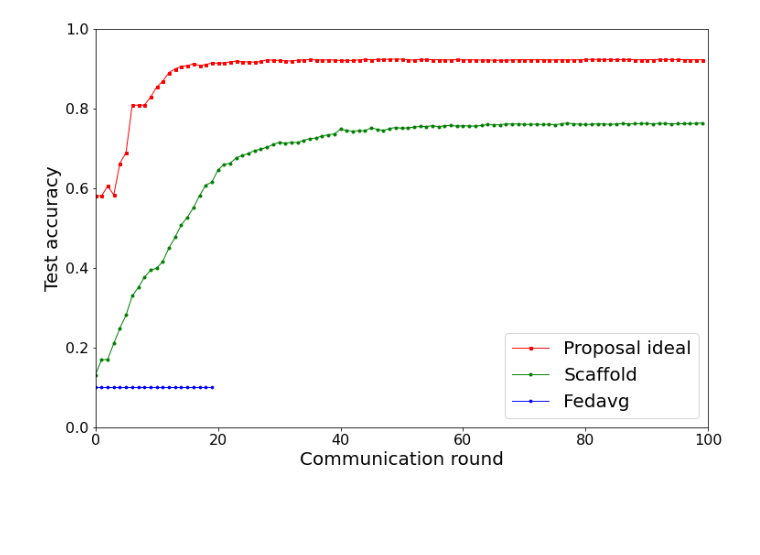
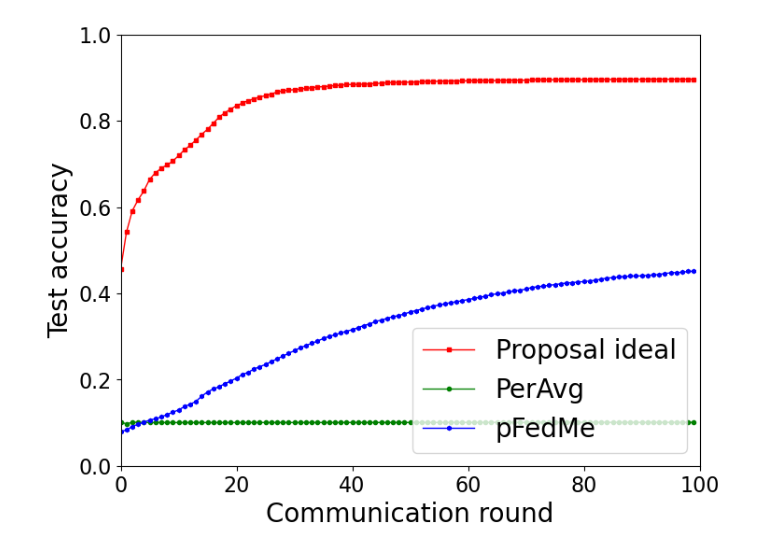
Before and after one commit to AIoT-Lab-BKAI/Hung-NN-verifiedFL, a Jupyter notebook: line_plot.ipynb, the cells around one changed output. Drawn from its saved outputs; the diff is of its cells as text; code cells hidden in the pictures; blank space fills up the shorter version.

Commit message:
Proposal 3 added

```diff
--- a/line_plot.ipynb
+++ b/line_plot.ipynb
@@ -6,9 +6,17 @@ import matplotlib
 matplotlib.rc('xtick', labelsize=16)
 matplotlib.rc('ytick', labelsize=16)
 # %%
-fedavg = json.load(open("./records/fedavg/global_cfmtx_record.json", "r"))
-scaffold = json.load(open("./records/scaffold/global_cfmtx_record.json", "r"))
+# fedavg = json.load(open("./records/fedavg/global_cfmtx_record.json", "r"))
+# scaffold = json.load(open("./records/scaffold/global_cfmtx_record.json", "r"))
 proposal = json.load(open("./records/proposal_ideal/global_cfmtx_record.json", "r"))
+pFedMe = json.load(open("../pFedMe/results/pFedMe/global_cfmtx_record.json", "r"))
+PerAvg = json.load(open("../pFedMe/results/PerAvg/global_cfmtx_record.json", "r"))
+# %%
+plot_data = {"pFedMe" : [], "PerAvg": [], "proposal": []}
+for r in range(100):
+    plot_data['pFedMe'].append(np.mean(np.diag(pFedMe[r])))
+    plot_data['PerAvg'].append(np.mean(np.diag(PerAvg[r])))
+    plot_data['proposal'].append(np.mean(np.diag(proposal[r])))
 # %%
 plot_data = {"fedavg" : [], "scaffold": [], "proposal": []}
 for r in range(100):
@@ -18,23 +26,23 @@ for r in range(100):
 for r in range(20):
     plot_data['fedavg'].append(np.mean(np.diag(fedavg[r])))
 # %%
-plt.figure(figsize=(12,8))
+plt.figure(figsize=(8,6))
 plt.xlabel("Communication round", fontsize=20)
 plt.ylabel("Test accuracy", fontsize=20)
 
 plt.plot(plot_data['proposal'], label="Proposal ideal",
          color='red', linestyle='solid', marker='s',
          linewidth=1, markersize=3)
-plt.plot(plot_data['scaffold'], label="Scaffold",
+plt.plot(plot_data['PerAvg'], label="PerAvg",
          color='green', linestyle='solid', marker='o',
          linewidth=1, markersize=3)
-plt.plot(plot_data['fedavg'], label="Fedavg",
+plt.plot(plot_data['pFedMe'], label="pFedMe",
          color='blue', linestyle='solid', marker='h',
          linewidth=1, markersize=3)
 
 plt.ylim(0,1)
 plt.xlim(0,100)
 plt.legend(loc="lower right", fontsize=20)
 plt.show()
 # %% [output]
-[figure, old version]
+[figure, new version]
```
Also changed, not shown: 8 other files.
